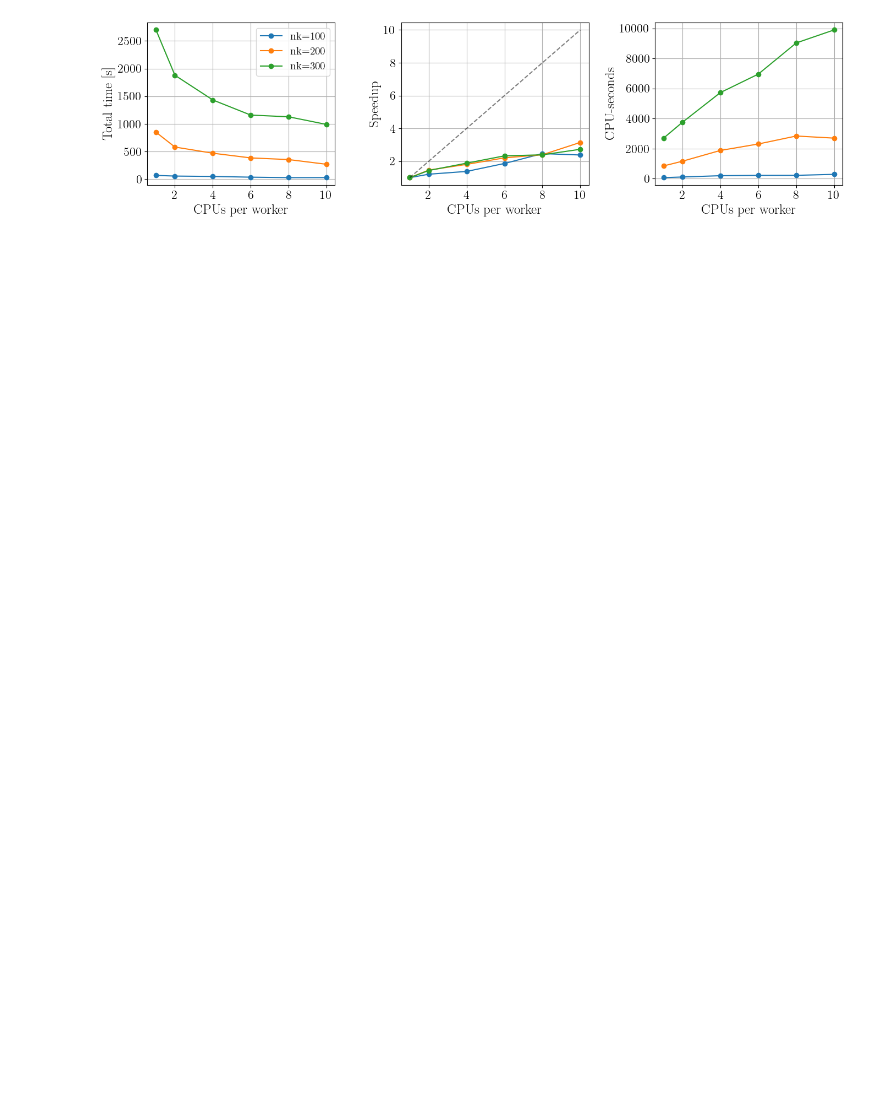
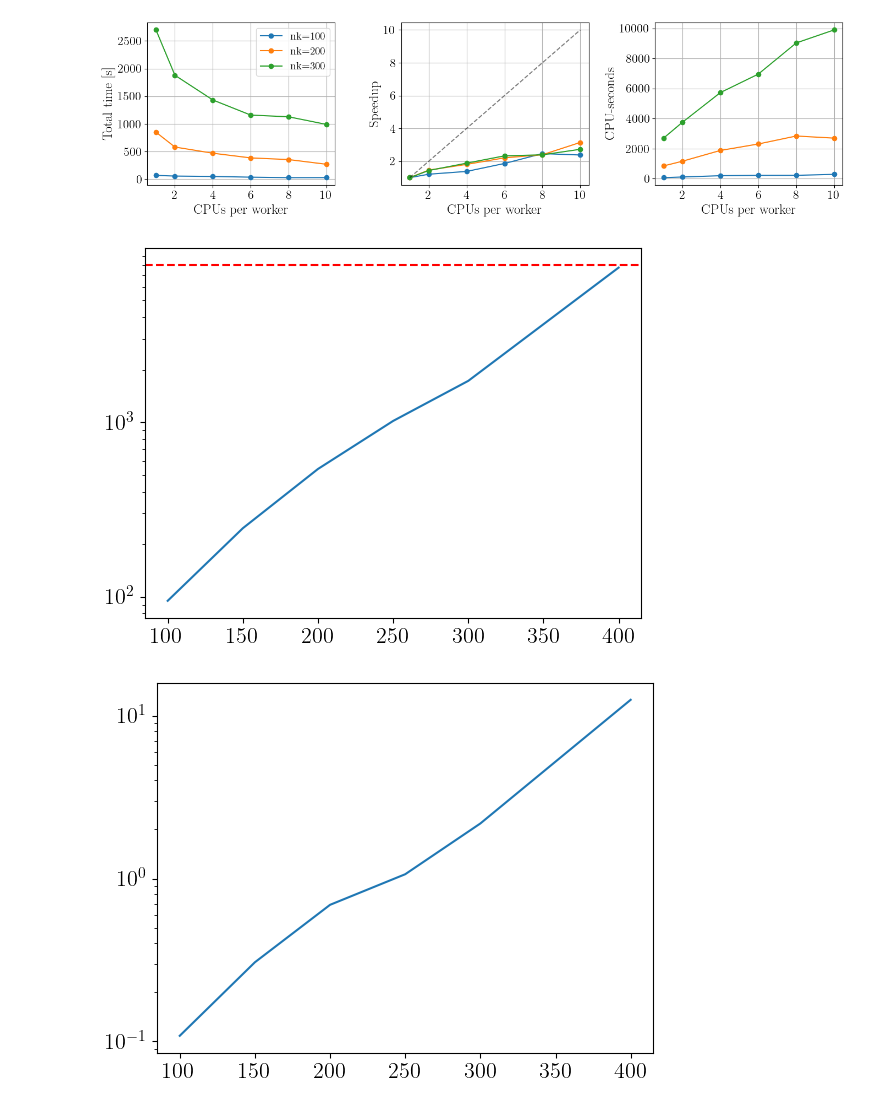
Before and after one commit to cctort/quantum_criticality, a Jupyter notebook: chi_rpa.ipynb, the cells around one changed output. Drawn from its saved outputs; the diff is of its cells as text; code cells hidden in the pictures; blank space fills up the shorter version.

```diff
--- a/chi_rpa.ipynb
+++ b/chi_rpa.ipynb
@@ -294,6 +312,21 @@ plt.tight_layout()
 plt.show()
 # %% [output]
 [figure]
+# %%
+import matplotlib.pyplot as plt
+import numpy as np
+plt.plot([100,150,200,250,300,400], np.array([1135,2960,6475,12210,20730,92500])/12)
+plt.axhline(y=500*1024/64, linestyle='--', color='red')
+plt.yscale('log')
+plt.show()
+
+plt.cla()
+plt.plot([100,150,200,250,300,400], np.array([52,147,331,510,1045,6000])*7.5/3600)
+plt.yscale('log')
+plt.show()
+# %% [output]
+[figure, added]
+[figure, added]
 # %%
 U = 3
 tp = 0.2
```
Also changed, not shown: parts of 10 cells of this notebook, 9 other files.
